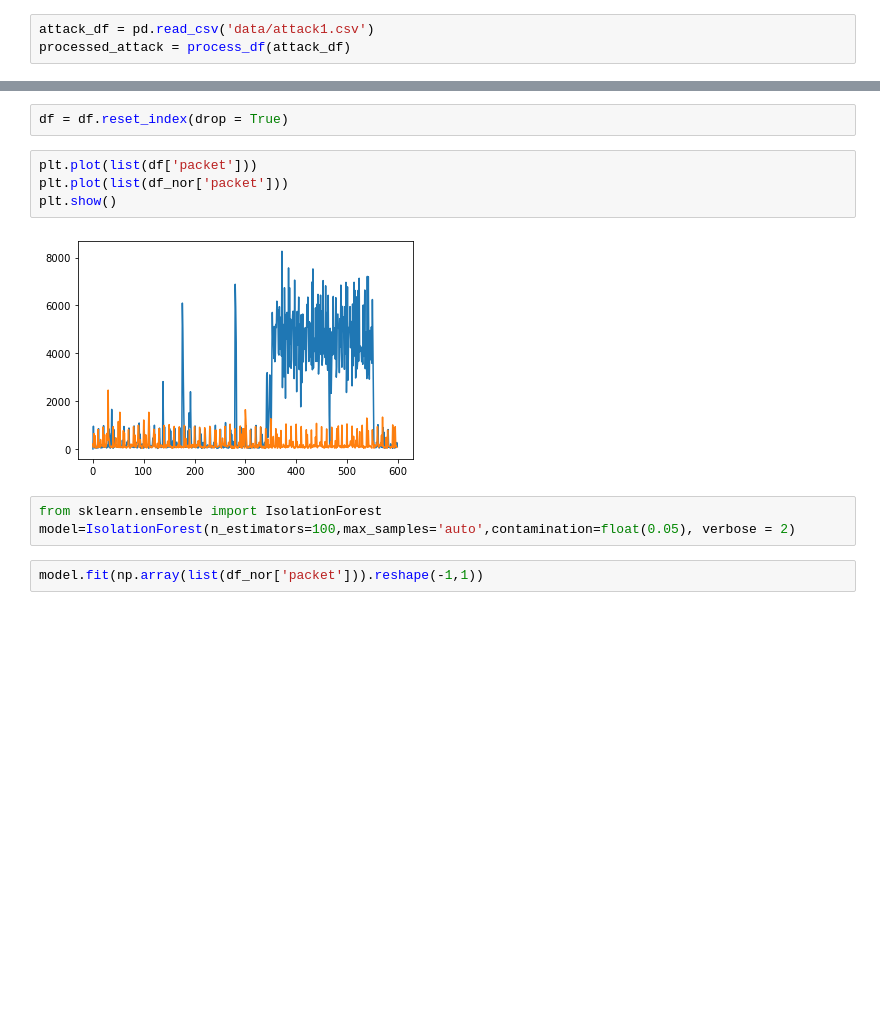
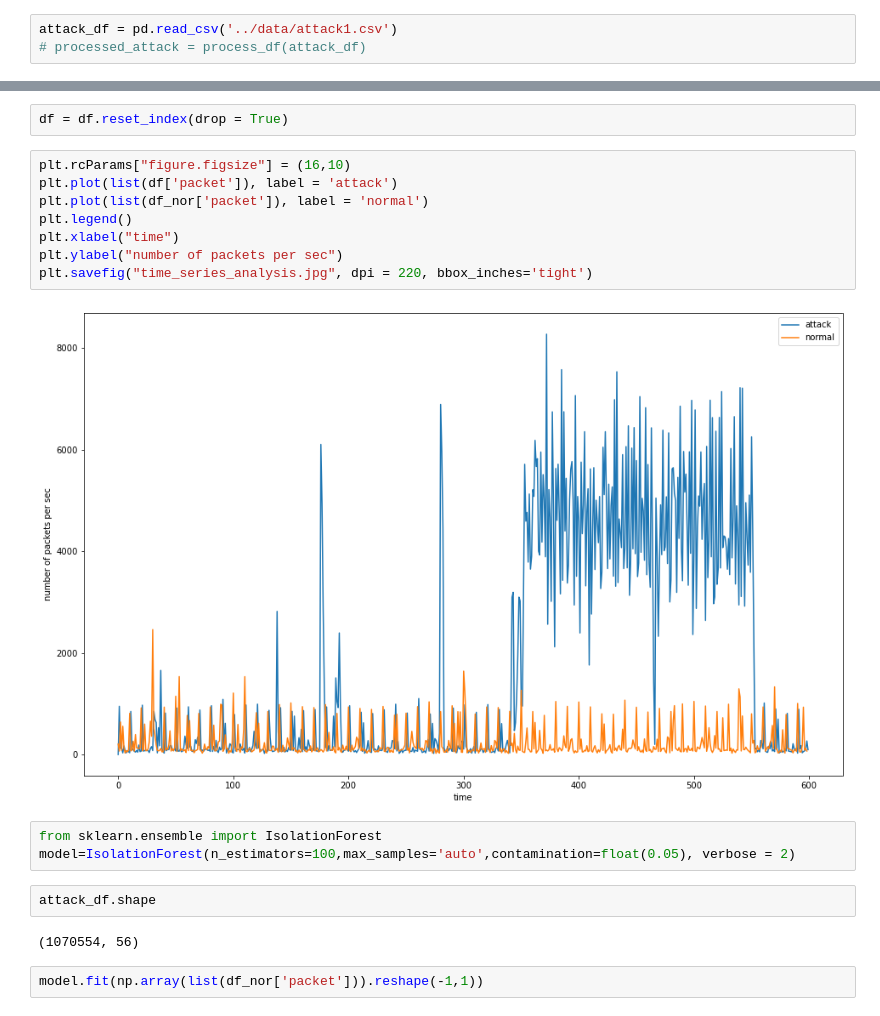
Before and after one commit to hotshot07/thesis, a Jupyter notebook: final_notebooks/synthetic_data/Generating_synthetic_data.ipynb, the cells around one changed output, grey strips where cells are left out. Drawn from its saved outputs; the diff is of its cells as text; blank space fills up the shorter version.

```diff
--- a/final_notebooks/synthetic_data/Generating_synthetic_data.ipynb
+++ b/final_notebooks/synthetic_data/Generating_synthetic_data.ipynb
@@ -230,8 +230,8 @@ synthetic_data["score"].hist(bins = 100)
 <AxesSubplot:>
 [figure]
 # %%
-attack_df = pd.read_csv('data/attack1.csv')
-processed_attack = process_df(attack_df)
+attack_df = pd.read_csv('../data/attack1.csv')
+# processed_attack = process_df(attack_df)
 # %%
 data_vector = processed_attack.values
 pred = loaded_model.predict(data_vector)
@@ -289,14 +289,22 @@ df_nor = df_nor.reset_index(drop=True)
 # %%
 df = df.reset_index(drop = True)
 # %%
-plt.plot(list(df['packet']))
-plt.plot(list(df_nor['packet']))
-plt.show()
+plt.rcParams["figure.figsize"] = (16,10)
+plt.plot(list(df['packet']), label = 'attack')
+plt.plot(list(df_nor['packet']), label = 'normal')
+plt.legend()
+plt.xlabel("time")
+plt.ylabel("number of packets per sec")
+plt.savefig("time_series_analysis.jpg", dpi = 220, bbox_inches='tight')
 # %% [output]
-[figure, old version]
+[figure, new version]
 # %%
 from sklearn.ensemble import IsolationForest
 model=IsolationForest(n_estimators=100,max_samples='auto',contamination=float(0.05), verbose = 2)
+# %%
+attack_df.shape
+# %% [output]
+(1070554, 56)
 # %%
 model.fit(np.array(list(df_nor['packet'])).reshape(-1,1))
 # %% [output]
```
Also changed, not shown: 17 other files.
